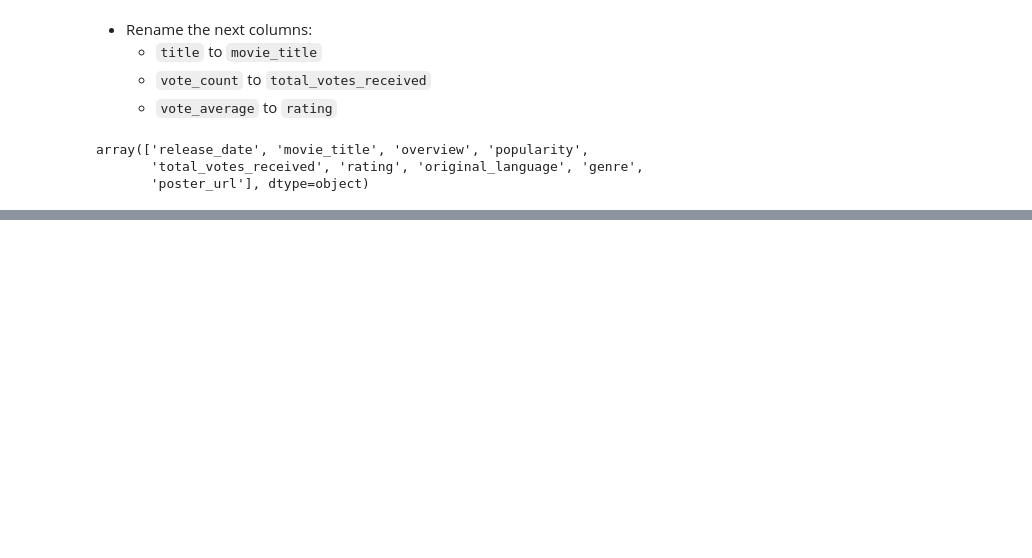
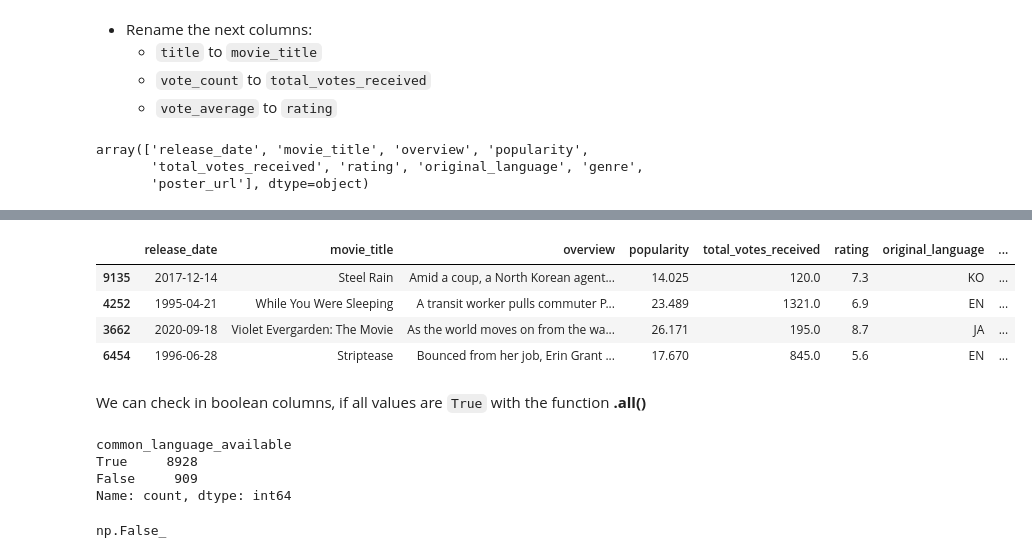
Before and after one commit to Doc-UP-AlejandroJaimes/Pandas-for-Education-Learning-through-Hands-On-Examples, a Jupyter notebook: C1-Getting-Started-with-Pandas-Basics-and-Fundamentals/C1-Introduction/C1-Introduction-To-Pandas-and-DataFrame-Structure.ipynb, the cells around one changed output, grey strips where cells are left out. Cells and saved outputs as stored; diff of their text form; code cells hidden in the pictures; blank space fills up the shorter version.

```diff
--- a/C1-Getting-Started-with-Pandas-Basics-and-Fundamentals/C1-Introduction/C1-Introduction-To-Pandas-and-DataFrame-Structure.ipynb
+++ b/C1-Getting-Started-with-Pandas-Basics-and-Fundamentals/C1-Introduction/C1-Introduction-To-Pandas-and-DataFrame-Structure.ipynb
@@ -723,0 +868,34 @@ array(['release_date', 'movie_title', 'overview', 'popularity',
+# %%
+def classify_common_language(df:pd.DataFrame) -> pd.DataFrame:
+    common_languages = ['EN', 'ES', 'FR', 'RU', 'JA']
+    return (
+        df['original_language'].isin(common_languages)
+    )
+# %%
+# Create the column common_language_available
+# The common languages are EN, ES, FR, RU, JA
+movies_copy = movies_copy.assign(
+    common_language_available = classify_common_language(movies_copy)
+    )
+# %%
+movies_copy.sample(n=4, random_state=42)
+# %% [output]
+|  | release_date | movie_title | overview | popularity | total_votes_received | rating | original_language | ... |
+| 9135 | 2017-12-14 | Steel Rain | Amid a coup, a North Korean agent... | 14.025 | 120.0 | 7.3 | KO | ... |
+| 4252 | 1995-04-21 | While You Were Sleeping | A transit worker pulls commuter P... | 23.489 | 1321.0 | 6.9 | EN | ... |
+| 3662 | 2020-09-18 | Violet Evergarden: The Movie | As the world moves on from the wa... | 26.171 | 195.0 | 8.7 | JA | ... |
+| 6454 | 1996-06-28 | Striptease | Bounced from her job, Erin Grant ... | 17.670 | 845.0 | 5.6 | EN | ... |
+# %% [markdown]
+We can check in boolean columns, if all values are `True` with the function **.all()**
+# %%
+com_lg_ser = movies_copy['common_language_available']
+com_lg_ser.value_counts()
+# %% [output]
+common_language_available
+True     8928
+False     909
+Name: count, dtype: int64
+# %%
+com_lg_ser.all()
+# %% [output]
+np.False_
```
Also changed, not shown: parts of 36 cells of this notebook, 2 other files.
